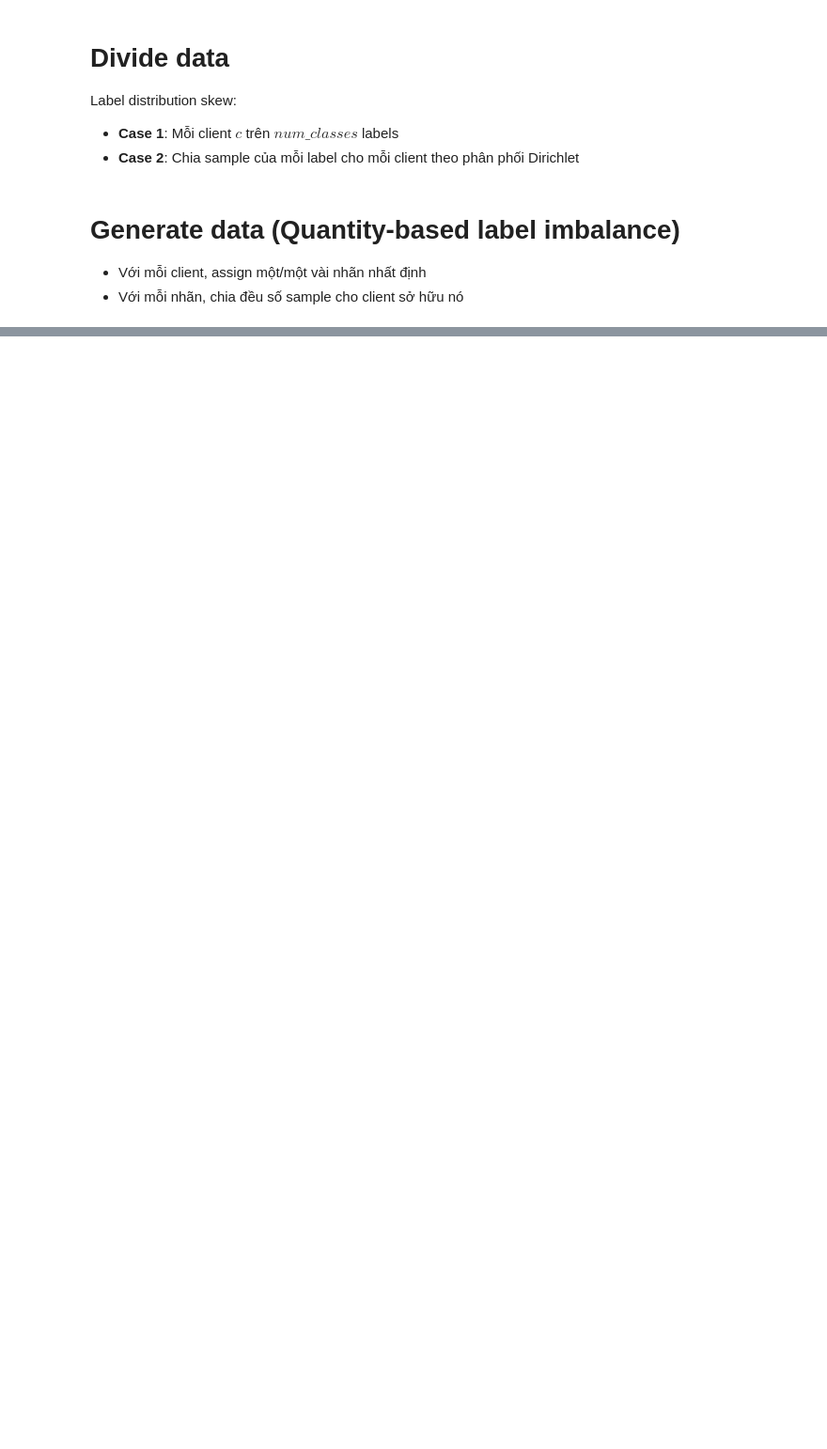
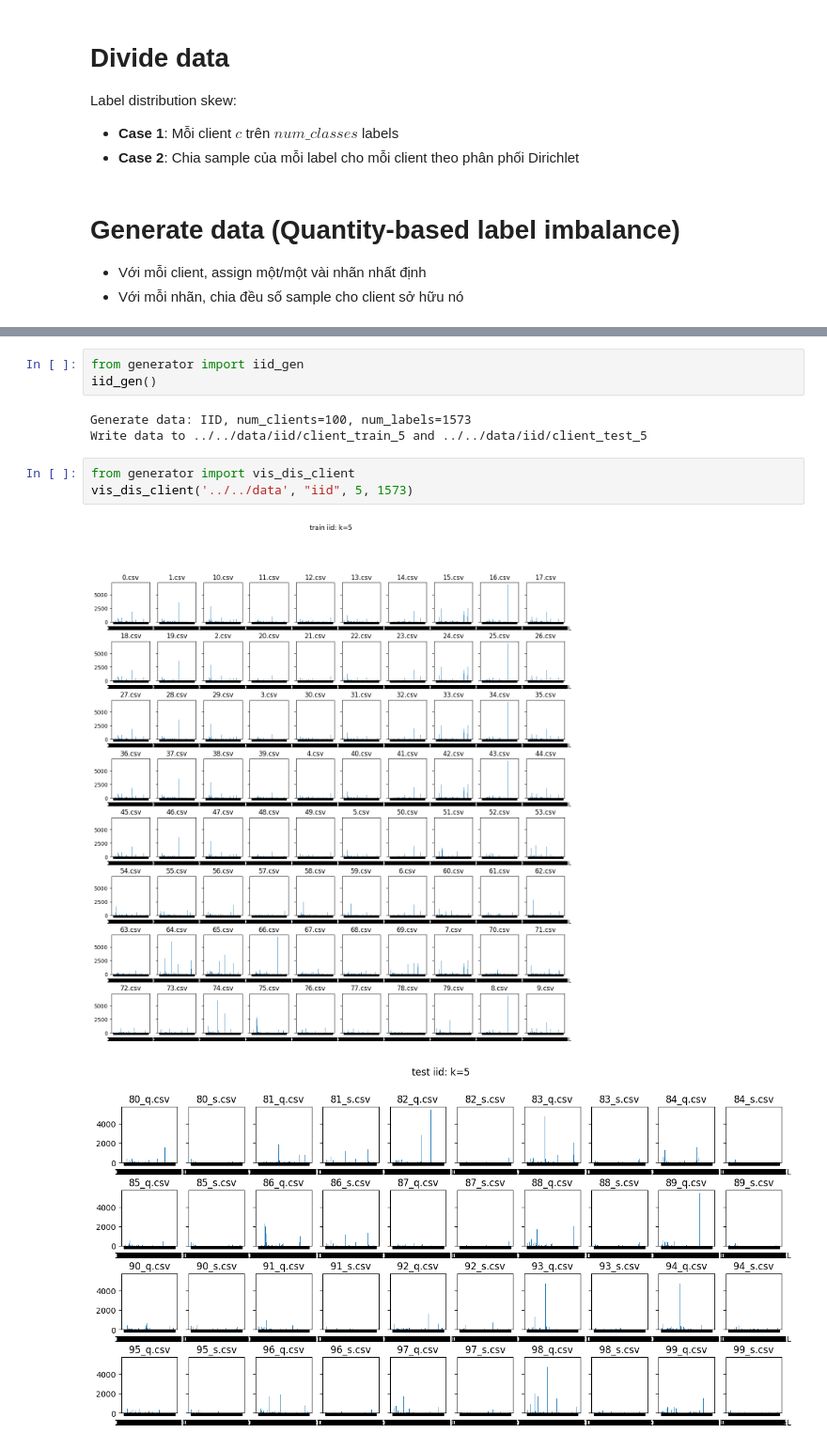
Before and after one commit to IrisStream/Xmoji, a Jupyter notebook: src/data_processing/generator.ipynb, the cells around one changed output, grey strips where cells are left out. Shown at 94% size. Saved outputs shown, nothing was run; the diff lists cells and outputs as text; blank space fills up the shorter version.

```diff
--- a/src/data_processing/generator.ipynb
+++ b/src/data_processing/generator.ipynb
@@ -30,0 +48,12 @@ Name: TEXT, Length: 9988380, dtype: object
+# %%
+from generator import iid_gen
+iid_gen()
+# %% [output]
+Generate data: IID, num_clients=100, num_labels=1573
+Write data to ../../data/iid/client_train_5 and ../../data/iid/client_test_5
+# %%
+from generator import vis_dis_client
+vis_dis_client('../../data', "iid", 5, 1573)
+# %% [output]
+[figure, added]
+[figure, added]
```
Also changed, not shown: parts of 6 cells of this notebook, 2 other files.
